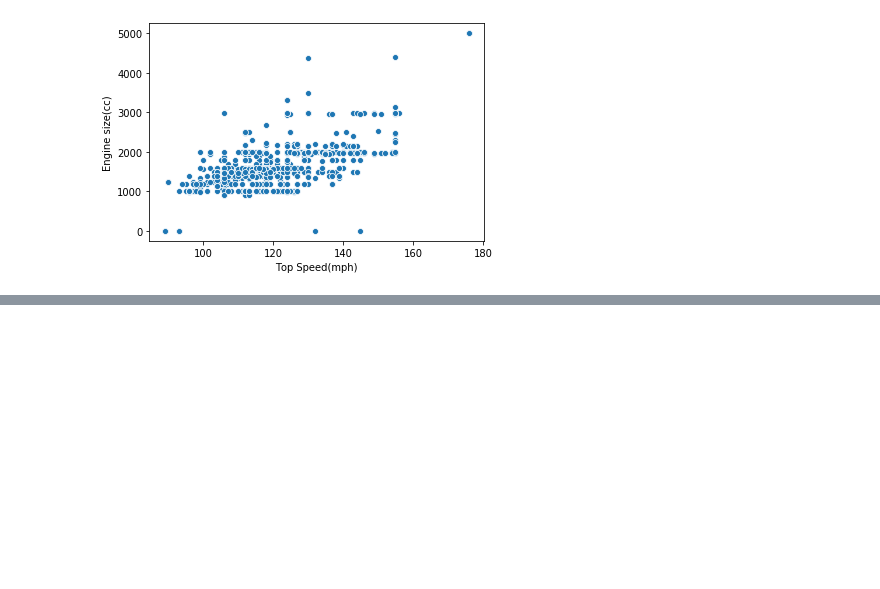
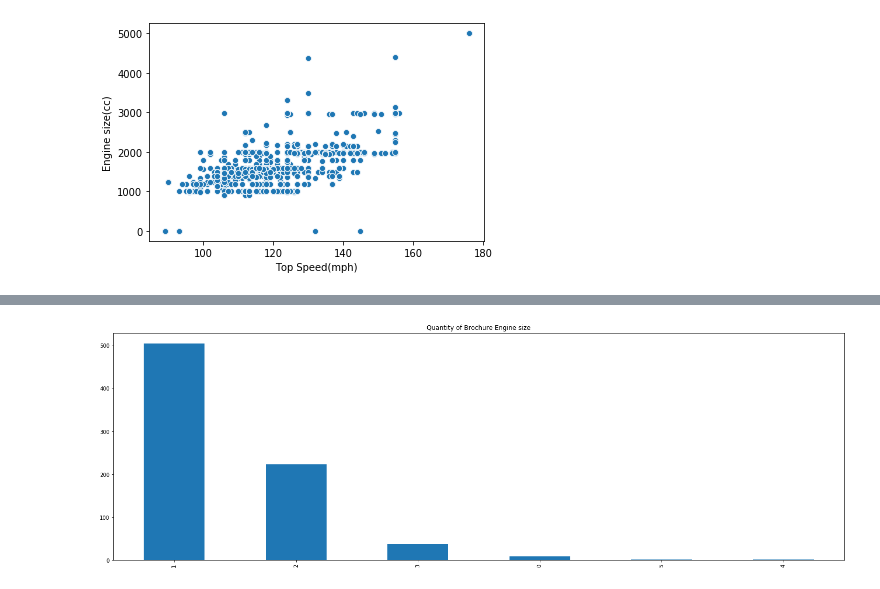
Before and after one commit to ShikharGhimire/ScrapeTheGum, a Jupyter notebook: fiveseatercars.ipynb, the cells around one changed output, grey strips where cells are left out. Saved outputs shown, nothing was run; the diff lists cells and outputs as text; code cells hidden in the pictures; blank space fills up the shorter version.

```diff
--- a/fiveseatercars.ipynb
+++ b/fiveseatercars.ipynb
@@ -417,0 +446,6 @@ plt.show()
+# %%
+#Let's check the brochure engine size
+plotting(final_dataset['Brochure Engine size(litre)'],'Quantity of Brochure Engine size')
+#More brochure engine size of 1L
+# %% [output]
+[figure, added]
```
Also changed, not shown: parts of 10 cells of this notebook.
